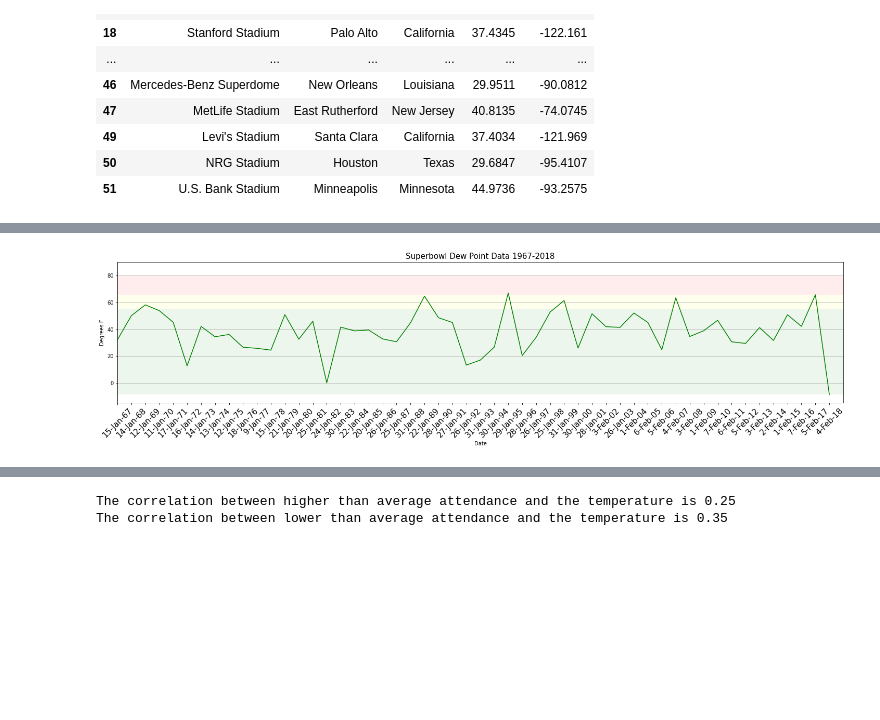
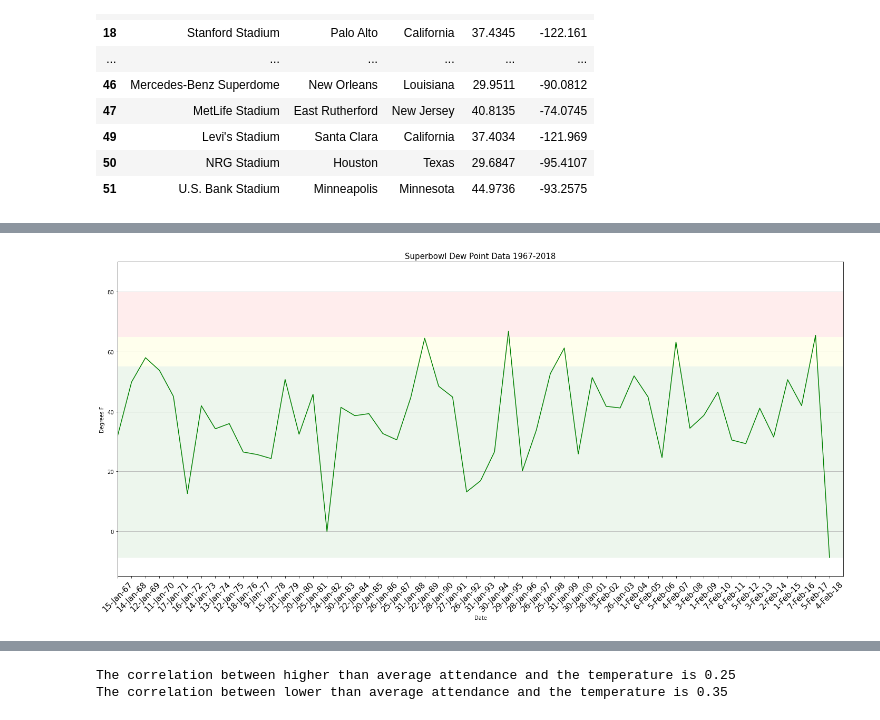
Before and after one commit to CodingComrades/Data, a Jupyter notebook: SB_weather/SB weather analysis.ipynb, the cells around one changed output, grey strips where cells are left out. Cells and saved outputs as stored; diff of their text form; code cells hidden in the pictures; blank space fills up the shorter version.

```diff
--- a/SB_weather/SB weather analysis.ipynb
+++ b/SB_weather/SB weather analysis.ipynb
@@ -219,24 +228,26 @@ plt.grid(axis="y")
 # %%
 # Plot dew point general comfort ranges
-plt.figure(figsize=(25,5))
+plt.figure(figsize=(20,10))
 plt.plot(x_values, SB_df["Dew Point (F)"], color="green", label="Temperature")
 plt.ylim(-15, 90)
 plt.ylabel("Degrees F")
 plt.xlim(0, len(x_values))
 #less than or equal to 55: dry and comfortable
 plt.axhspan(min(dew_point), 55, facecolor='green', alpha=0.07)
 # between 55 and 65: becoming "sticky" with muggy evenings
 plt.axhspan(55, 65, facecolor='yellow', alpha=0.07)
 # greater than or equal to 65: lots of moisture in the air, becoming oppressive
 plt.axhspan(65, 80, facecolor='red', alpha=0.07)
 plt.title("Superbowl Dew Point Data 1967-2018", fontsize=15)
 plt.xticks(rotation=45)
 plt.tick_params(axis='x', which='major', labelsize=15)
 plt.xlabel("Date")
 plt.grid(axis="y")
+plt.tight_layout()
+plt.savefig("Figures/dpComfortRangePlot.png")
 # citation https://www.weather.gov/arx/why_dewpoint_vs_humidity
 # %% [output]
-[figure, old version]
+[figure, new version]
 # %%
 dp_sd = np.std(dew_point,ddof = 0)
 dp_var = np.var(dew_point,ddof = 0)
```
Also changed, not shown: parts of 13 cells of this notebook, 11 other files.
